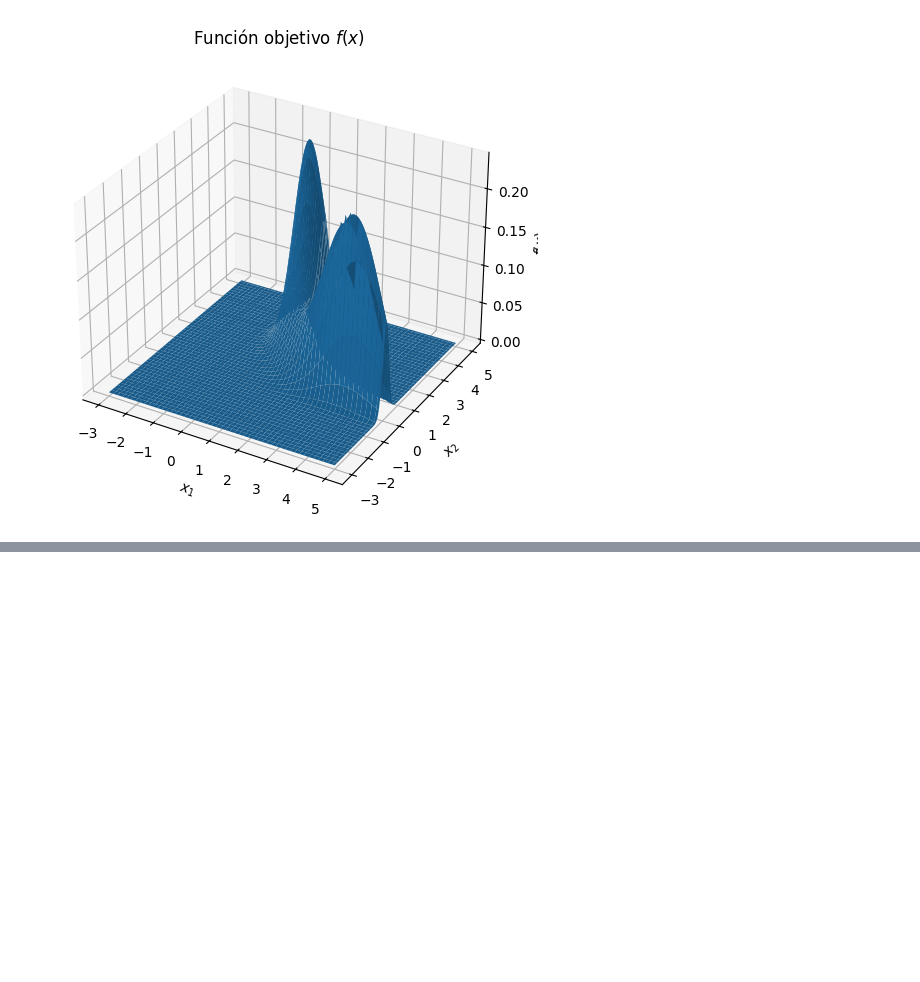
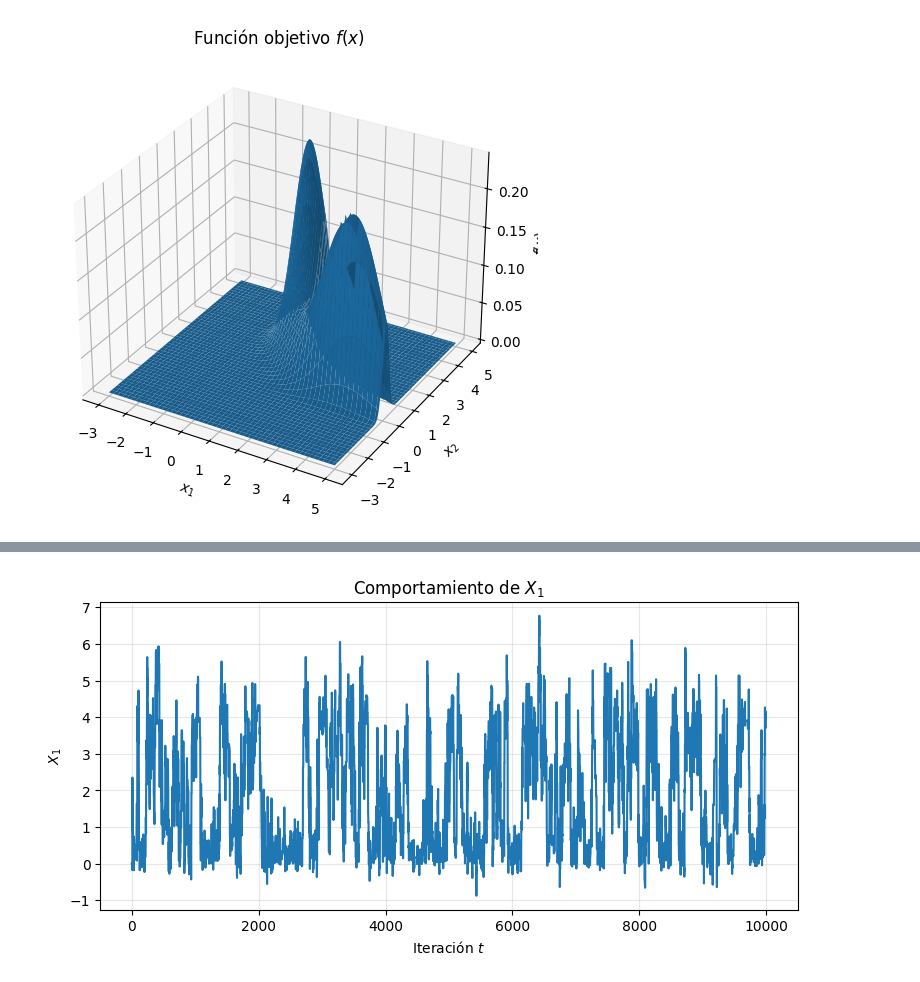
Before and after one commit to KarlaMichelleSorianoSanhez/Simulacion-II, a Jupyter notebook: Algoritmo_de_metropolis.ipynb, the cells around one changed output, grey strips where cells are left out. Drawn from its saved outputs; the diff is of its cells as text; code cells hidden in the pictures; blank space fills up the shorter version.

```diff
--- a/Algoritmo_de_metropolis.ipynb
+++ b/Algoritmo_de_metropolis.ipynb
@@ -53,8 +54,8 @@ Esta función se utilizará posteriormente para calcular la probabilidad de acep
 # %%
-# Se importa NumPy para realizar los cálculos numéricos
+# Se importa la librería para realizar los cálculos numéricos
 import numpy as np
 
-# Constante de normalización dada en clase
+# Constante de normalización
 c = 1 / 20216.335877
 
 # Se define la función objetivo f(x)
@@ -63,6 +64,5 @@ def f(x):
     x2 = x[1]
 
     return c * np.exp(
-        -(x1**2 * x2**2 + x1**2 + x2**2 - 8*x1 - 8*x2) / 2
-    )
+        -(x1**2 * x2**2 + x1**2 + x2**2 - 8*x1 - 8*x2) / 2)
 # %% [markdown]
@@ -138,0 +416,13 @@ De esta manera, el candidato $Y$ se obtiene realizando un desplazamiento aleator
+# %%
+# Gráfica de los valores generados de X1
+plt.figure (figsize=(9,4))
+plt.plot (X1)
+
+plt.title('Comportamiento de $X_1$')
+plt.xlabel('Iteración $t$')
+plt.ylabel('$X_1$')
+plt.grid(alpha=0.3)
+
+plt.show()
+# %% [output]
+[figure, added]
```
Also changed, not shown: parts of 20 cells of this notebook.
